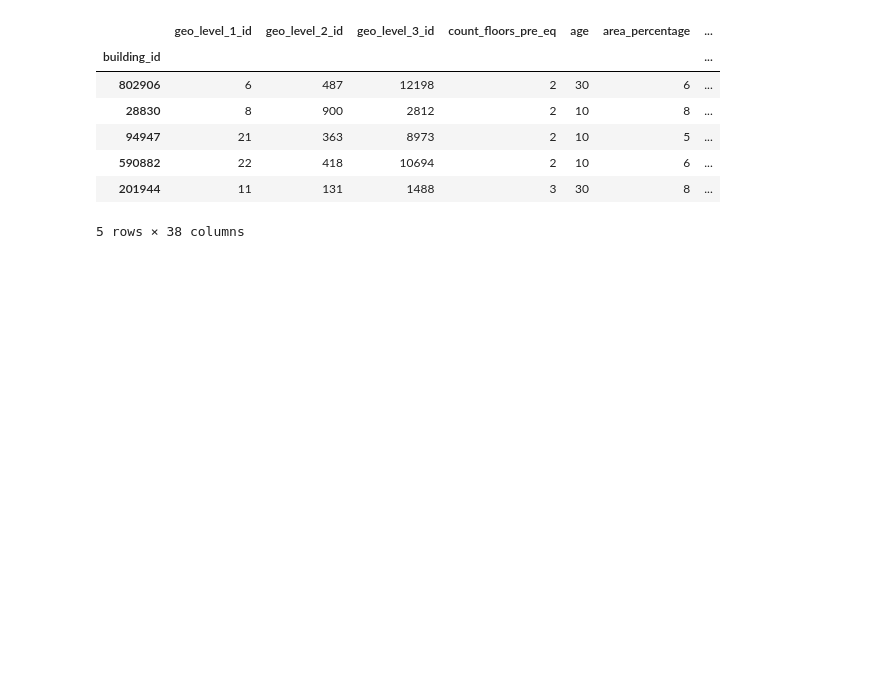
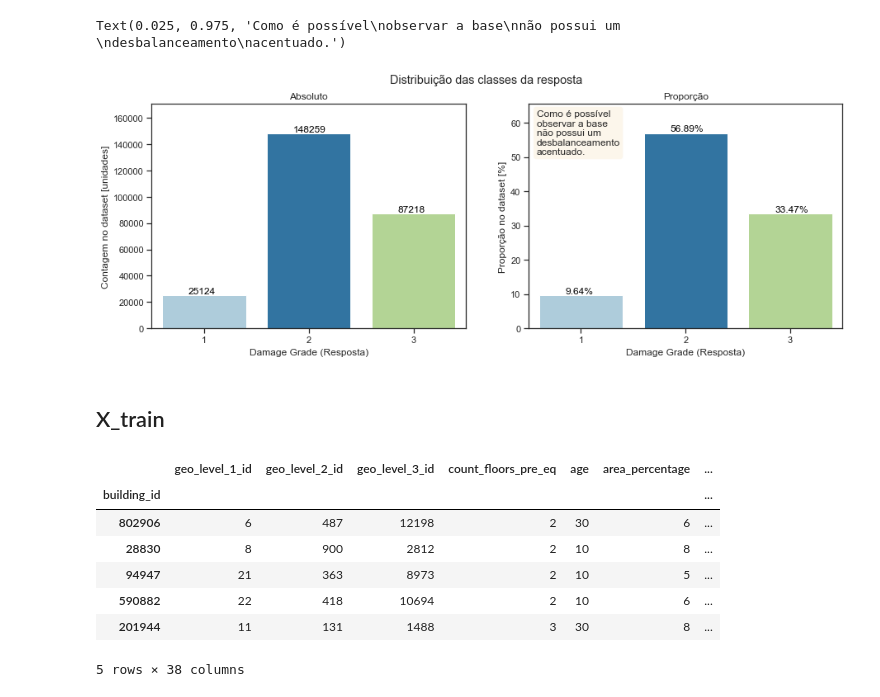
Before and after one commit to Carne-de-Pescoco/Modeling-Earthquake, a Jupyter notebook: notebooks/1_business_understanding_suto.ipynb, the cells around one changed output. Drawn from its saved outputs; the diff is of its cells as text; code cells hidden in the pictures; blank space fills up the shorter version.

```diff
--- a/notebooks/1_business_understanding_suto.ipynb
+++ b/notebooks/1_business_understanding_suto.ipynb
@@ -14 +35,54 @@ from utils.data_prep import data_prep as dp
+# %%
+y_train = pd.read_csv(path_y_train, index_col=0)
+y_train.head(5)
+
+prop_y = round(100*y_train["damage_grade"].value_counts().sort_index()/y_train["damage_grade"].value_counts().sum(),2)
+y = y_train["damage_grade"].value_counts().sort_index()
+
+
+# ---------------------------
+# Gráfico--------------------
+
+f = plt.figure(figsize=(15, 5))
+f.suptitle('Distribuição das classes da resposta')
+sns.set_palette("Paired")
+gs = f.add_gridspec(1, 2);
+
+with sns.axes_style("ticks"):
+    ax = f.add_subplot(gs[0, 0])
+    ax = sns.barplot(x=y.index, y=y.values)
+
+    y_max = y.max()*1.15
+    ax.set(ylim=(0, y_max))
+    ax.set(title="Absoluto", xlabel="Damage Grade (Resposta)", ylabel="Contagem no dataset [unidades]")
+
+    for p, label in zip(ax.patches, y.sort_index()):
+        ax.annotate(str(label), (p.get_x()+.25, p.get_height()+.1), fontsize=12, color='black', ha='left', va='bottom')
+
+with sns.axes_style("ticks"):
+    ax = f.add_subplot(gs[0, 1])
+    ax = sns.barplot(x=prop_y.index, y=prop_y.values)
+
+    y_max = prop_y.max()*1.15
+    ax.set(ylim=(0, y_max))
+    ax.set(title="Proporção", xlabel="Damage Grade (Resposta)", ylabel="Proporção no dataset [%]")
+
+    for p, label in zip(ax.patches, prop_y.sort_index()):
+        ax.annotate(str(label)+"%", (p.get_x()+.25, p.get_height()+.1), fontsize=12, color='black', ha='left', va='bottom')
+
+textstr = f"""Como é possível
+observar a base
+não possui um
+desbalanceamento
+acentuado."""
+
+props = dict(boxstyle='round', facecolor='wheat', alpha=0.25)
+
+ax.text(0.025, 0.975, textstr, transform=ax.transAxes, fontsize=12,
+        verticalalignment='top', bbox=props)
+# %% [output]
+Text(0.025, 0.975, 'Como é possível\nobservar a base\nnão possui um \ndesbalanceamento\nacentuado.')
+[figure, added]
+# %% [markdown]
+## X_train
 # %%
```
Also changed, not shown: parts of 21 cells of this notebook, 11 other files.
